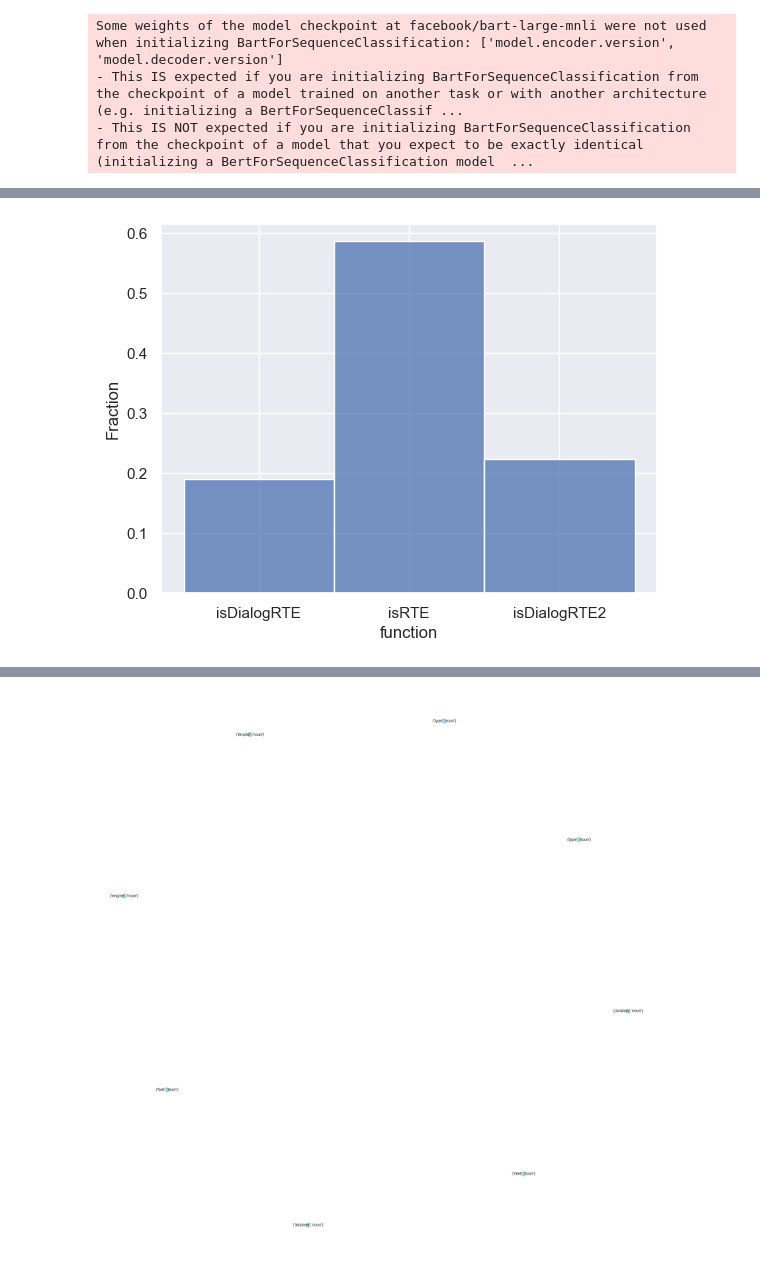
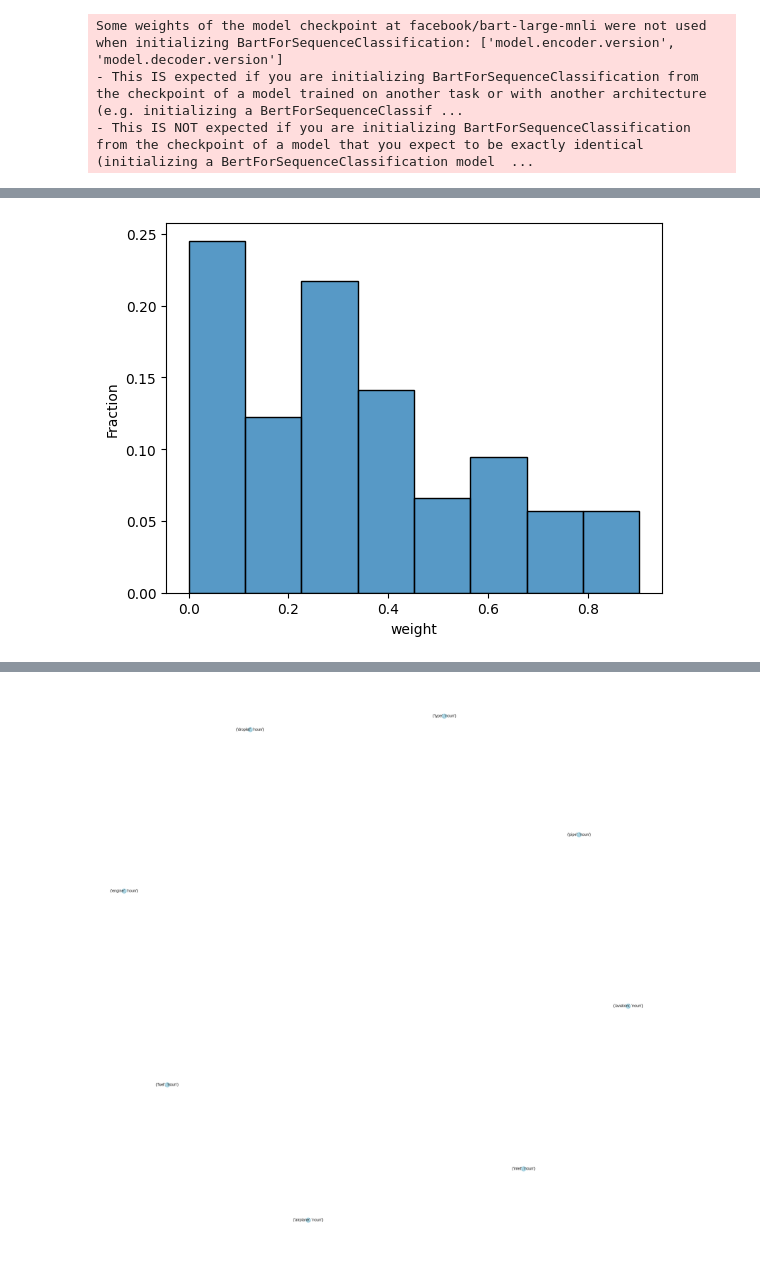
Before and after one commit to mgalusza/srl, a Jupyter notebook: lex_rank.ipynb, the cells around one changed output, grey strips where cells are left out. Cells and saved outputs as stored; diff of their text form; code cells hidden in the pictures.

```diff
--- a/lex_rank.ipynb
+++ b/lex_rank.ipynb
@@ -1680,11 +1945,11 @@ df[df.source == ('airplane','noun')][['source','target','function','GPT Decision
 # %%
 import seaborn as sns
 import matplotlib.pyplot as plt
-order_x = ['isRTE', 'isDialogRTE', 'isDialogRTE2']
-sns.histplot(data=df, x='function',stat='probability')
+
+sns.histplot(data=df[df['GPT Decision'] == 'No'], x='weight',stat='probability')
 plt.ylabel('Fraction')  # You can replace 'Count' with your desired label
 
 # Show the plot
 plt.show()
 # %% [output]
-[figure, old version]
+[figure, new version]
```
Also changed, not shown: parts of 88 cells of this notebook, 15 other files.
